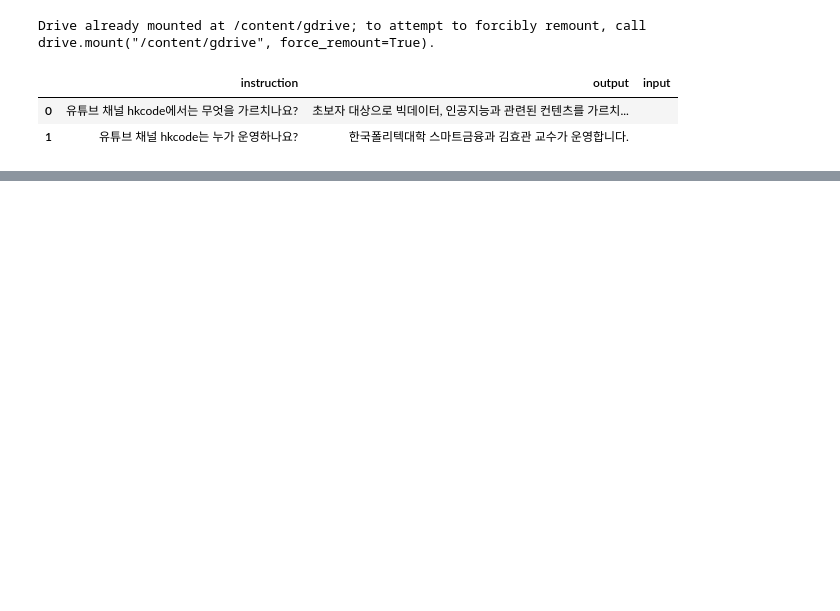
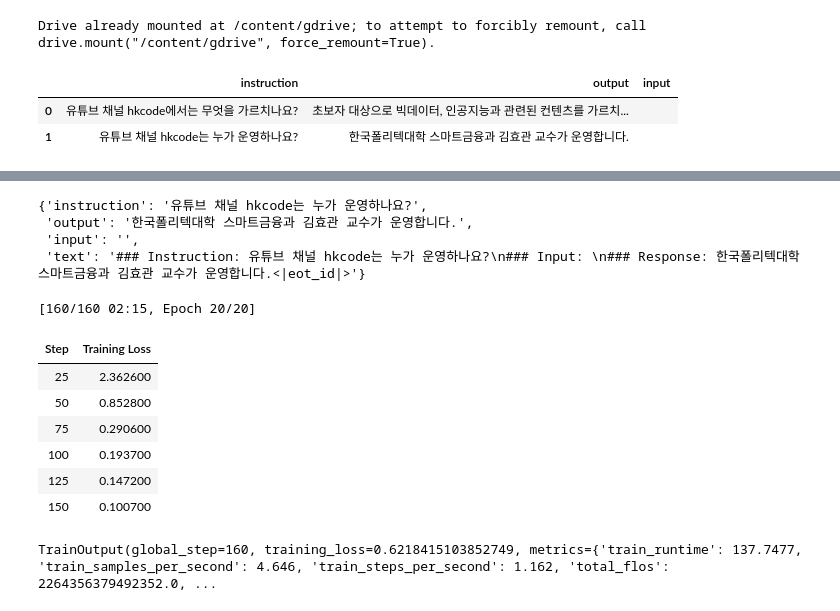
Before and after one commit to Kang-Minseokk/llm_study, a Jupyter notebook: llm_study.ipynb, the cells around one changed output, grey strips where cells are left out. Saved outputs shown, nothing was run; the diff lists cells and outputs as text; code cells hidden in the pictures; blank space fills up the shorter version.

```diff
--- a/llm_study.ipynb
+++ b/llm_study.ipynb
@@ -218,0 +287,56 @@ model.config.pretraining_tp = 1
+# %%
+datasethk[1]
+# %% [output]
+{'instruction': '유튜브 채널 hkcode는 누가 운영하나요?',
+ 'output': '한국폴리텍대학 스마트금융과 김효관 교수가 운영합니다.',
+ 'input': '',
+ 'text': '### Instruction: 유튜브 채널 hkcode는 누가 운영하나요?\n### Input: \n### Response: 한국폴리텍대학 스마트금융과 김효관 교수가 운영합니다.<|eot_id|>'}
+# %%
+peft_params = LoraConfig(
+    lora_alpha=16,
+    lora_dropout=0.1,
+    r=64,
+    bias="none",
+    task_type="CAUSAL_LM",
+)
+training_params = TrainingArguments(
+    output_dir="./results",
+    num_train_epochs=20,
+    per_device_train_batch_size=4,
+    gradient_accumulation_steps=1,
+    optim="paged_adamw_32bit",
+    save_steps=25,
+    logging_steps=25,
+    learning_rate=2e-4,
+    weight_decay=0.001,
+    fp16=False,
+    bf16=False,
+    max_grad_norm=0.3,
+    max_steps=-1,
+    warmup_ratio=0.03,
+    group_by_length=True,
+    lr_scheduler_type="constant",
+    report_to="tensorboard"
+)
+# %%
+trainer = SFTTrainer(
+    model = model,
+    train_dataset = datasethk,
+    peft_config = peft_params,
+    dataset_text_field = "text",
+    max_seq_length = None,
+    tokenizer = tokenizer,
+    args = training_params,
+    packing = False,
+)
+trainer.train()
+# %% [output]
+[160/160 02:15, Epoch 20/20]
+| Step | Training Loss |
+| 25 | 2.362600 |
+| 50 | 0.852800 |
+| 75 | 0.290600 |
+| 100 | 0.193700 |
+| 125 | 0.147200 |
+| 150 | 0.100700 |
+TrainOutput(global_step=160, training_loss=0.6218415103852749, metrics={'train_runtime': 137.7477, 'train_samples_per_second': 4.646, 'train_steps_per_second': 1.162, 'total_flos': 2264356379492352.0, ...
```
Also changed, not shown: parts of 16 cells of this notebook.
